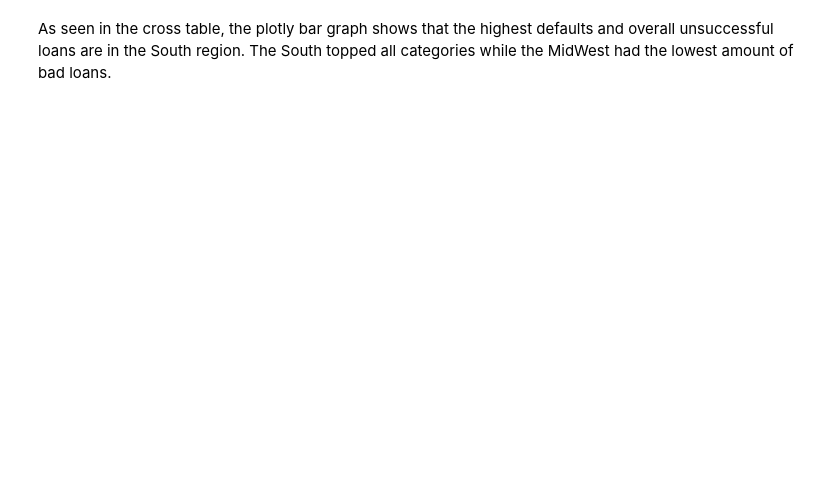
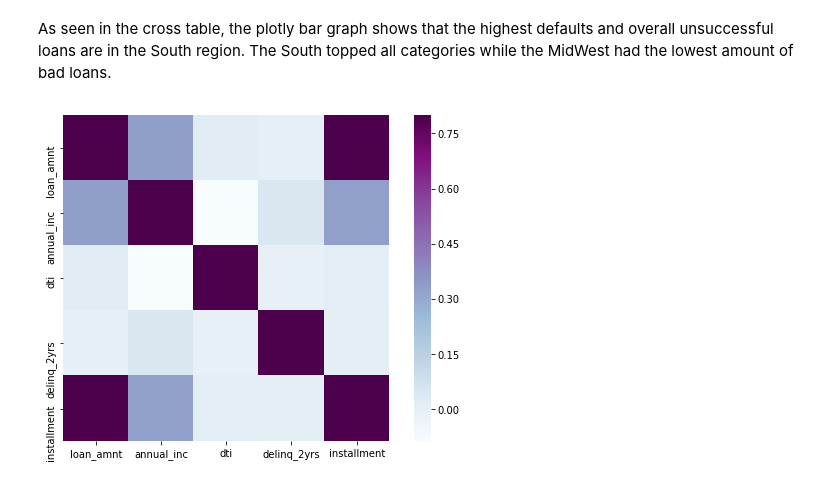
Before and after one commit to abbasqureshi7/LendingClubProject1, a Jupyter notebook: Lending Club Project 1.ipynb, the cells around one changed output. Cells and saved outputs as stored; diff of their text form; code cells hidden in the pictures; blank space fills up the shorter version.

```diff
--- a/Lending Club Project 1.ipynb
+++ b/Lending Club Project 1.ipynb
@@ -613,3 +613,10 @@ iplot(fig, filename='stacked-bar')
 [interactive output not drawn]
 # %% [markdown]
 As seen in the cross table, the plotly bar graph shows that the highest defaults and overall unsuccessful loans are in the South region. The South topped all categories while the MidWest had the lowest amount of bad loans.
+# %%
+var_matrix = df[['loan_amnt', 'annual_inc', 'dti', 'delinq_2yrs', 'installment']].copy()
+matrix = var_matrix.corr()
+f, ax = plt.subplots(figsize=(9, 6))
+sns.heatmap(matrix, vmax=.8, square=True, cmap="BuPu");
+# %% [output]
+[figure, added]
```
